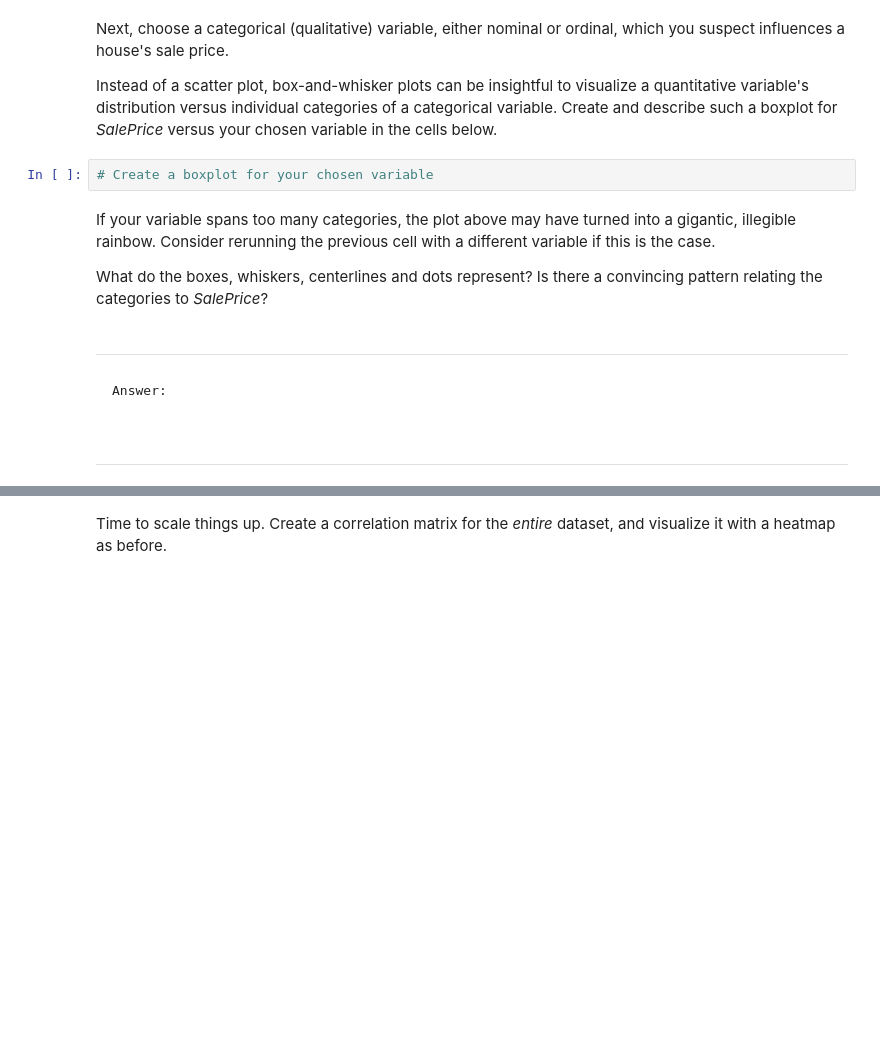
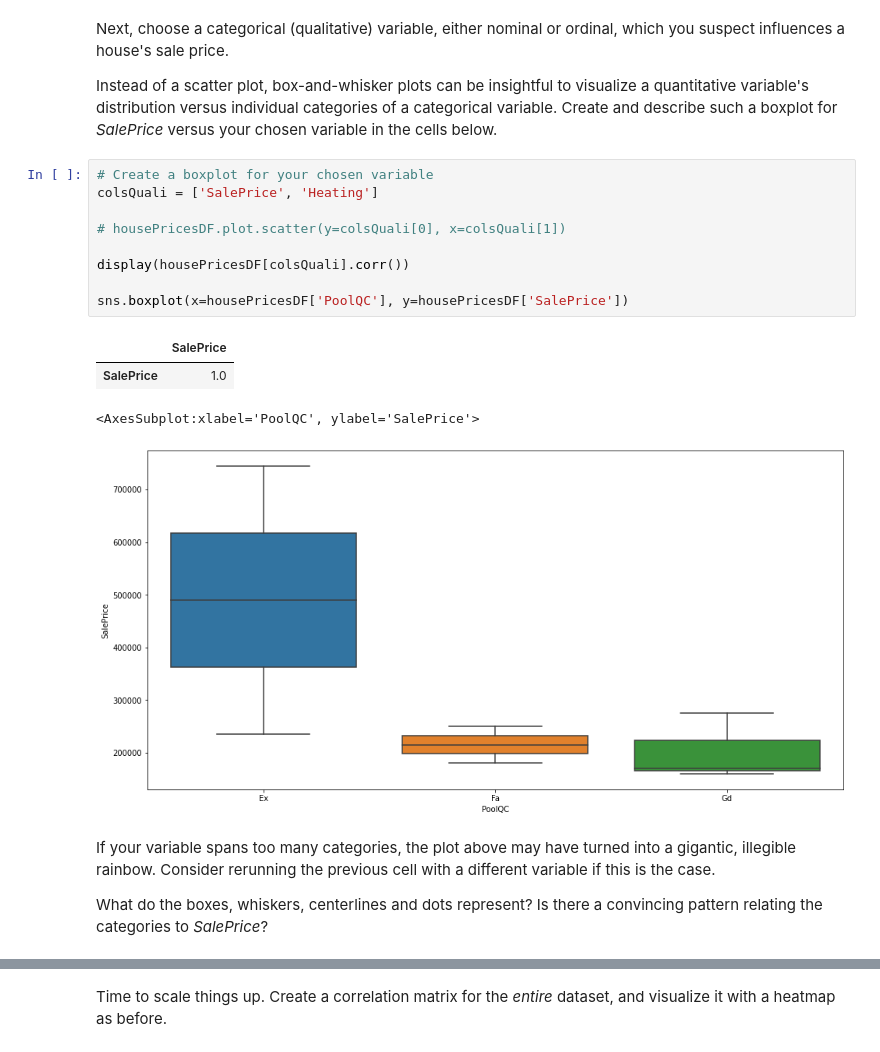
Before and after one commit to bang-a-coder/project-datascience101, a Jupyter notebook: Data Science 101-2.ipynb, the cells around one changed output, grey strips where cells are left out. Saved outputs shown, nothing was run; the diff lists cells and outputs as text; blank space fills up the shorter version.

Commit message:
heatmaps and other

````diff
--- a/Data Science 101-2.ipynb
+++ b/Data Science 101-2.ipynb
@@ -281,17 +281,21 @@ sns.heatmap(priceCarsCorrP)
 Next, choose a categorical (qualitative) variable, either nominal or ordinal, which you suspect influences a house's sale price.
 
 Instead of a scatter plot, box-and-whisker plots can be insightful to visualize a quantitative variable's distribution versus individual categories of a categorical variable. Create and describe such a boxplot for <i>SalePrice</i> versus your chosen variable in the cells below.
-# %%
-# Create a boxplot for your chosen variable
+# %%
+# Create a boxplot for your chosen variable
+colsQuali = ['SalePrice', 'Heating']
+
+# housePricesDF.plot.scatter(y=colsQuali[0], x=colsQuali[1])
+
+display(housePricesDF[colsQuali].corr())
+
+sns.boxplot(x=housePricesDF['PoolQC'], y=housePricesDF['SalePrice'])
+# %% [output]
+|  | SalePrice |
+| SalePrice | 1.0 |
+<AxesSubplot:xlabel='PoolQC', ylabel='SalePrice'>
+[figure, added]
 # %% [markdown]
 If your variable spans too many categories, the plot above may have turned into a gigantic, illegible rainbow. Consider rerunning the previous cell with a different variable if this is the case.
 
 What do the boxes, whiskers, centerlines and dots represent? Is there a convincing pattern relating the categories to <i>SalePrice</i>?
-# %% [markdown]
-***
-```
-Answer:
-
-
-```
-***
````
Also changed, not shown: parts of 4 cells of this notebook.
